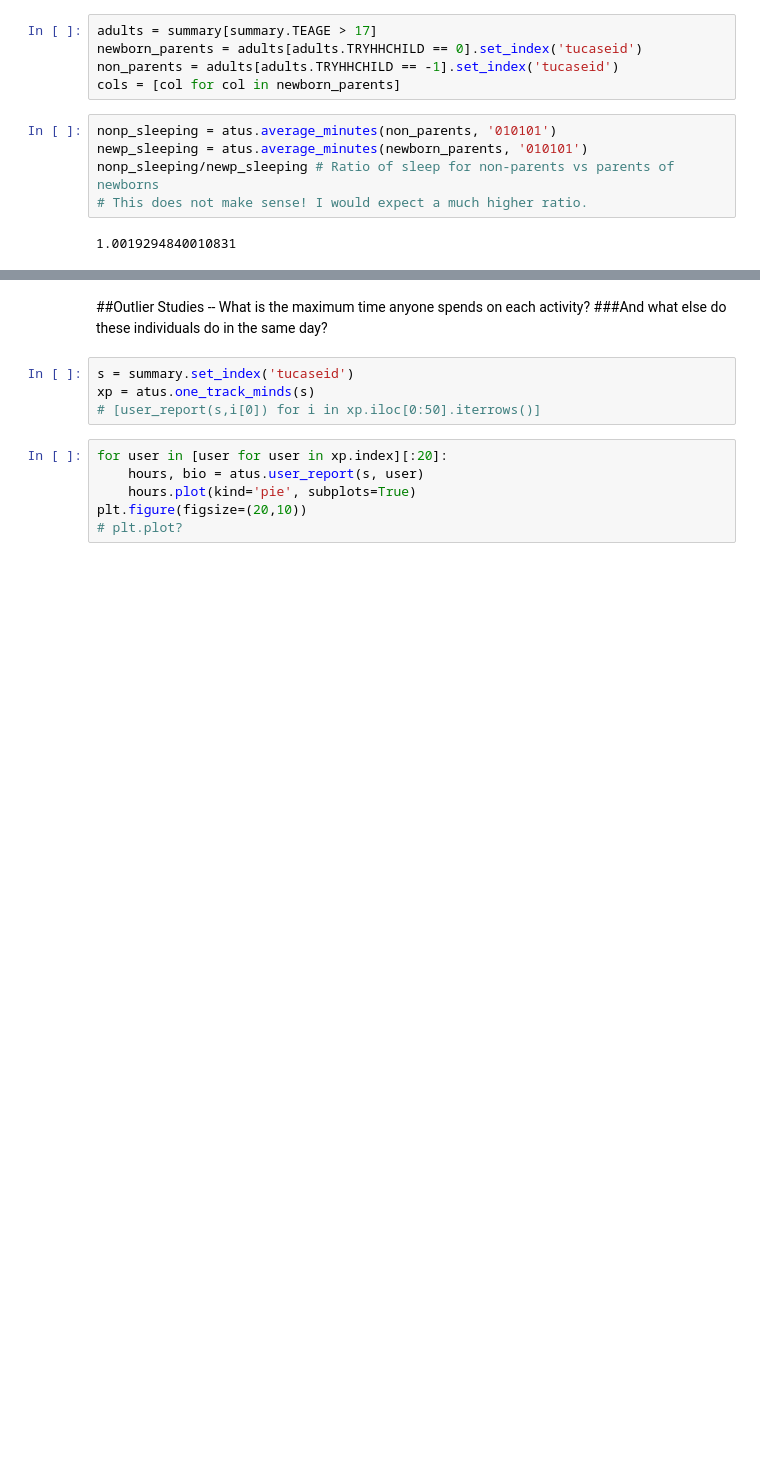
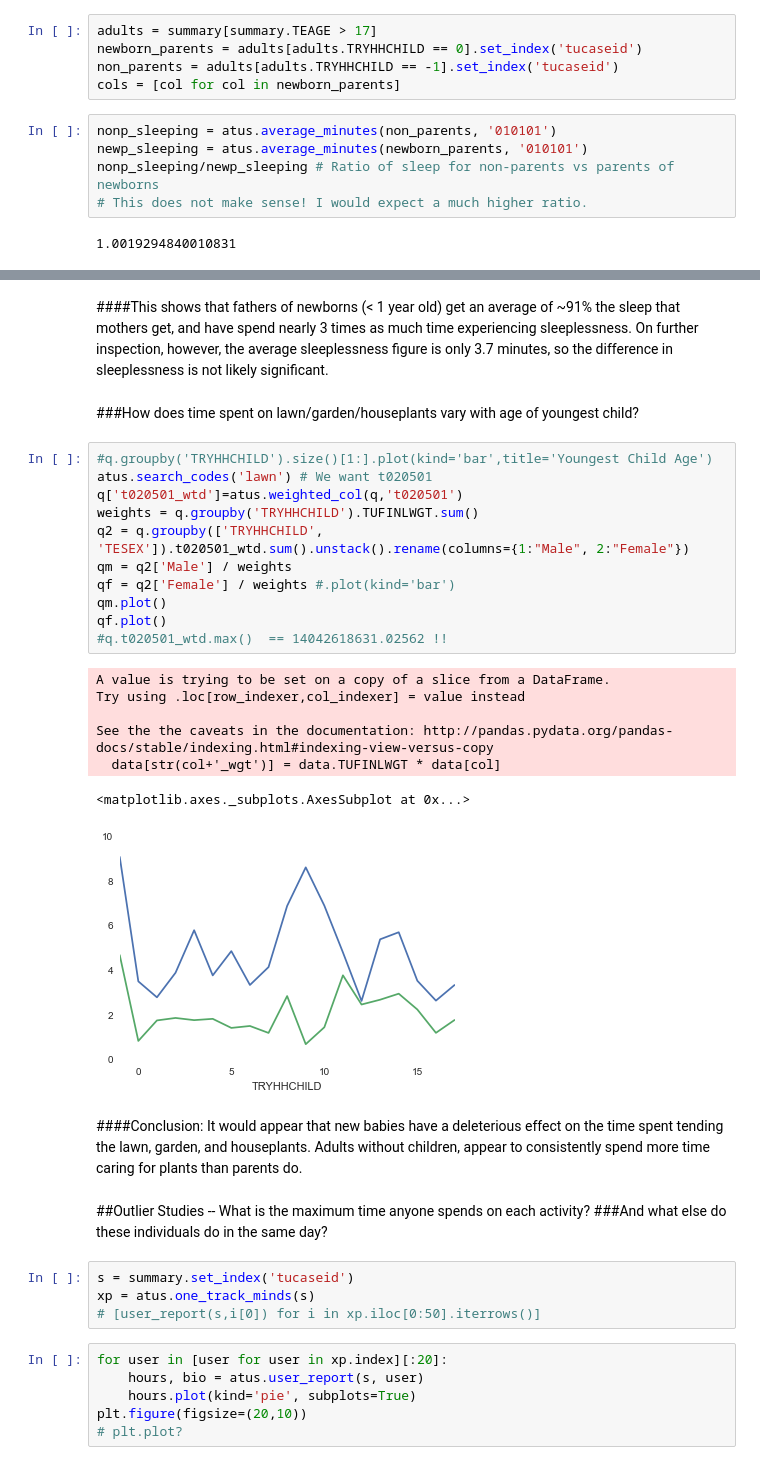
Before and after one commit to tiyd-python-2015-05/atus-analysis, a Jupyter notebook: ATUS_Analysis.ipynb, the cells around one changed output, grey strips where cells are left out. Saved outputs shown, nothing was run; the diff lists cells and outputs as text; blank space fills up the shorter version.

```diff
--- a/ATUS_Analysis.ipynb
+++ b/ATUS_Analysis.ipynb
@@ -518,3 +548,29 @@ nonp_sleeping/newp_sleeping # Ratio of sleep for non-parents vs parents of newbo
+# %% [markdown]
+####This shows that fathers of newborns (< 1 year old) get an average of ~91% the sleep that mothers get, and have spend nearly 3 times as much time experiencing sleeplessness.
+On further inspection, however, the average sleeplessness figure is only 3.7 minutes, so the difference in sleeplessness is not likely significant.
+# %% [markdown]
+###How does time spent on lawn/garden/houseplants vary with age of youngest child?
+# %%
+#q.groupby('TRYHHCHILD').size()[1:].plot(kind='bar',title='Youngest Child Age')
+atus.search_codes('lawn') # We want t020501
+q['t020501_wtd']=atus.weighted_col(q,'t020501')
+weights = q.groupby('TRYHHCHILD').TUFINLWGT.sum()
+q2 = q.groupby(['TRYHHCHILD', 'TESEX']).t020501_wtd.sum().unstack().rename(columns={1:"Male", 2:"Female"})
+qm = q2['Male'] / weights
+qf = q2['Female'] / weights #.plot(kind='bar')
+qm.plot()
+qf.plot()
+#q.t020501_wtd.max()  == 14042618631.02562 !!
+# %% [output]
+A value is trying to be set on a copy of a slice from a DataFrame.
+Try using .loc[row_indexer,col_indexer] = value instead
+
+See the the caveats in the documentation: http://pandas.pydata.org/pandas-docs/stable/indexing.html#indexing-view-versus-copy
+  data[str(col+'_wgt')] = data.TUFINLWGT * data[col]
+<matplotlib.axes._subplots.AxesSubplot at 0x...>
+[figure, added]
+# %% [markdown]
+####Conclusion: It would appear that new babies have a deleterious effect on the time spent tending the lawn, garden, and houseplants.  Adults without children, appear to consistently spend more time caring for plants than parents do.
 # %% [markdown]
 ##Outlier Studies -- What is the maximum time anyone spends on each activity?
 ###And what else do these individuals do in the same day?
```
Also changed, not shown: parts of 20 cells of this notebook, 2 other files.
